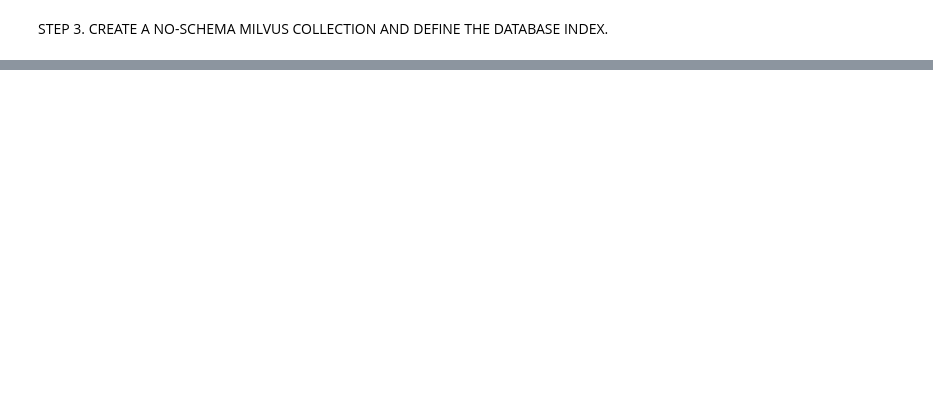
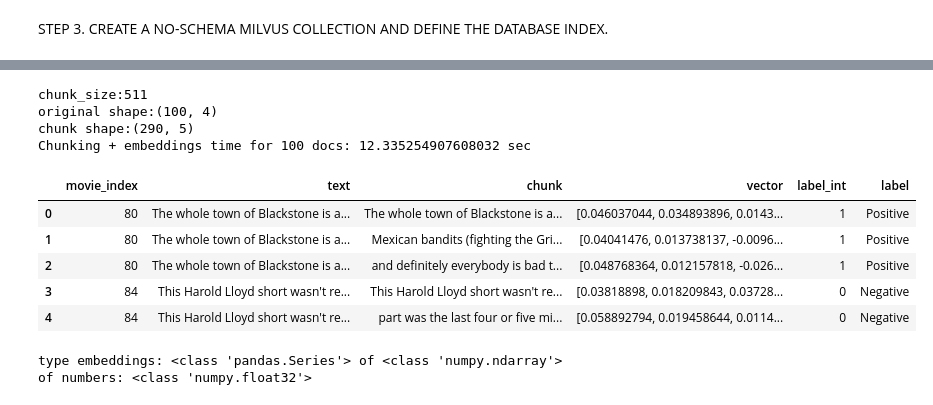
Before and after one commit to menpry/Milvue-learning, a Jupyter notebook: Retrieval/imdb_milvus_client.ipynb, the cells around one changed output, grey strips where cells are left out. Cells and saved outputs as stored; diff of their text form; code cells hidden in the pictures; blank space fills up the shorter version.

```diff
--- a/Retrieval/imdb_milvus_client.ipynb
+++ b/Retrieval/imdb_milvus_client.ipynb
@@ -233,0 +281,21 @@ df,df_train,df_val,df_test=_utils.partition_dataset(df,columns,smoke_test=False)
+# %%
+# Default chunk_size and overlap are calculated from embedding model parameters
+chunk_size= 511
+chunk_overlap=np.round(chunk_size*0.1,0)
+BATCH_SIZE=100
+
+# Chunk a batch of data from pandas DataFrame and inspect it
+batch=_utils.imdb_chunk_test(encoder,BATCH_SIZE,df,chunk_size,chunk_overlap)
+# %% [output]
+chunk_size:511
+original shape:(100, 4)
+chunk shape:(290, 5)
+Chunking + embeddings time for 100 docs: 12.335254907608032 sec
+|  | movie_index | text | chunk | vector | label_int | label |
+| 0 | 80 | The whole town of Blackstone is a... | The whole town of Blackstone is a... | [0.046037044, 0.034893896, 0.0143... | 1 | Positive |
+| 1 | 80 | The whole town of Blackstone is a... | Mexican bandits (fighting the Gri... | [0.04041476, 0.013738137, -0.0096... | 1 | Positive |
+| 2 | 80 | The whole town of Blackstone is a... | and definitely everybody is bad t... | [0.048768364, 0.012157818, -0.026... | 1 | Positive |
+| 3 | 84 | This Harold Lloyd short wasn't re... | This Harold Lloyd short wasn't re... | [0.03818898, 0.018209843, 0.03728... | 0 | Negative |
+| 4 | 84 | This Harold Lloyd short wasn't re... | part was the last four or five mi... | [0.058892794, 0.019458644, 0.0114... | 0 | Negative |
+type embeddings: <class 'pandas.Series'> of <class 'numpy.ndarray'>
+of numbers: <class 'numpy.float32'>
```
Also changed, not shown: parts of 30 cells of this notebook.
